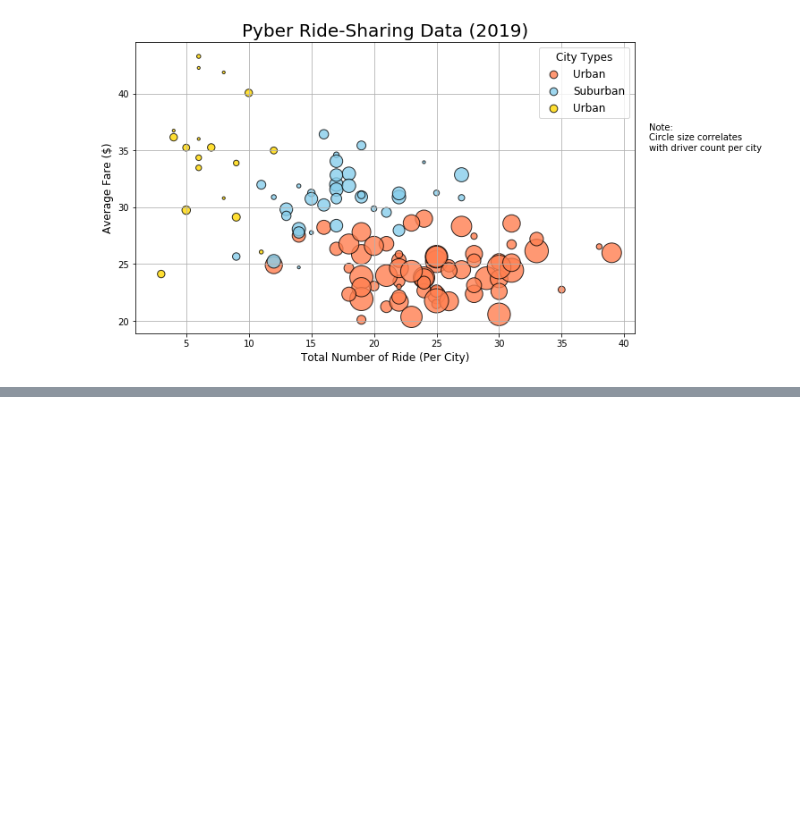
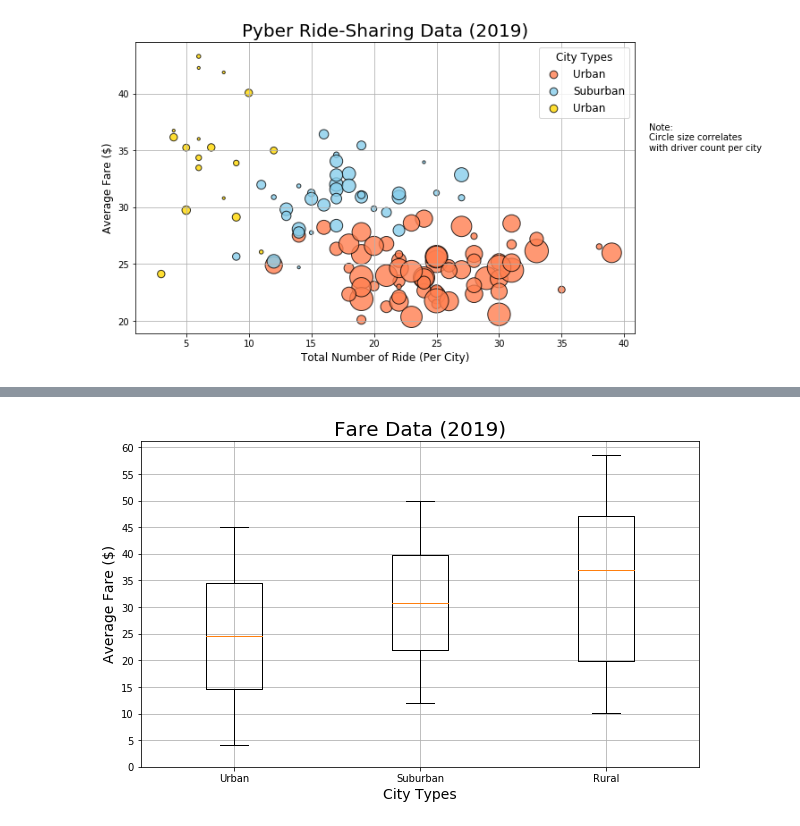
Before and after one commit to mattglibota/PyBer_Analysis, a Jupyter notebook: PyBer.ipynb, the cells around one changed output, grey strips where cells are left out. Saved outputs shown, nothing was run; the diff lists cells and outputs as text; code cells hidden in the pictures; blank space fills up the shorter version.

```diff
--- a/PyBer.ipynb
+++ b/PyBer.ipynb
@@ -259,0 +311,5 @@ IndexError: list index out of range
+# %%
+suburban_fares = suburban_city_df["fare"]
+suburban_drivers = suburban_city_df['driver_count']
+rural_fares = rural_city_df["fare"]
+rural_drivers = rural_city_df['driver_count']
@@ -259,0 +338,16 @@ IndexError: list index out of range
+# %%
+#create boxwhisker plot for urban ride count
+x_labels = ["Urban","Suburban","Rural"]
+fare_data = [urban_fares, suburban_fares, rural_fares]
+fig, ax = plt.subplots(figsize=(10,6))
+ax.boxplot(fare_data, labels=x_labels)
+#add descriptors
+ax.set_title("Fare Data (2019)", fontsize=20)
+ax.set_ylabel('Average Fare ($)', fontsize=14)
+ax.set_xlabel("City Types", fontsize=14)
+ax.set_yticks(np.arange(0,61,step=5.0))
+ax.grid()
+plt.savefig("Analysis/Fig3_FareData.png")
+plt.draw()
+# %% [output]
+[figure, added]
```
Also changed, not shown: parts of 8 cells of this notebook, 9 other files.
